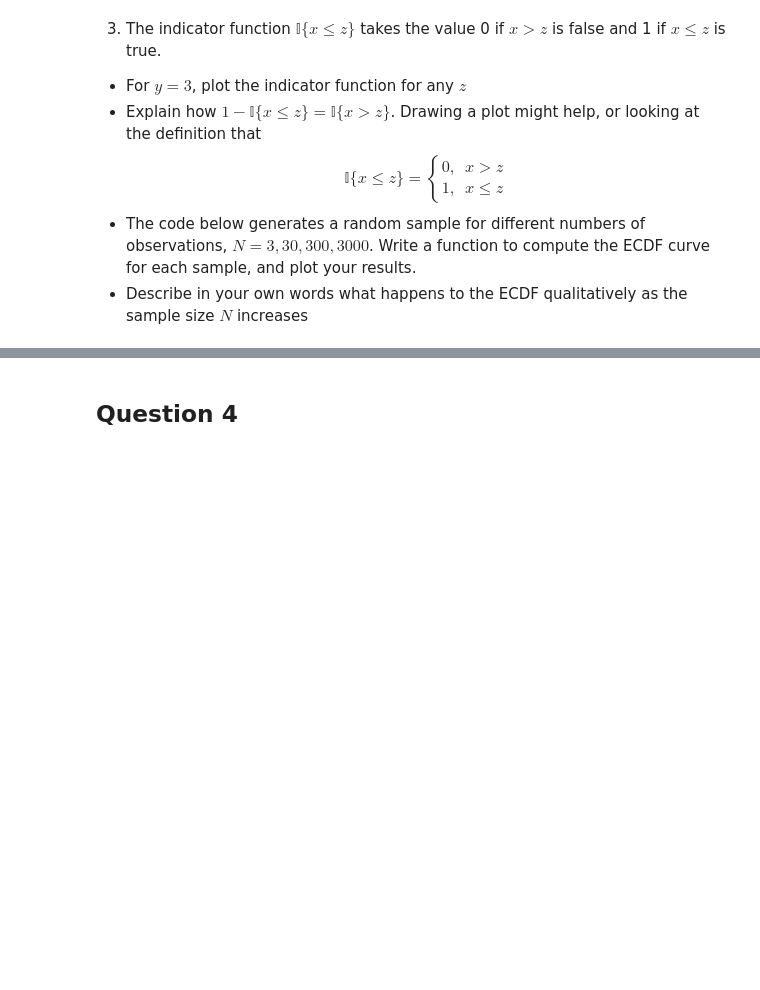
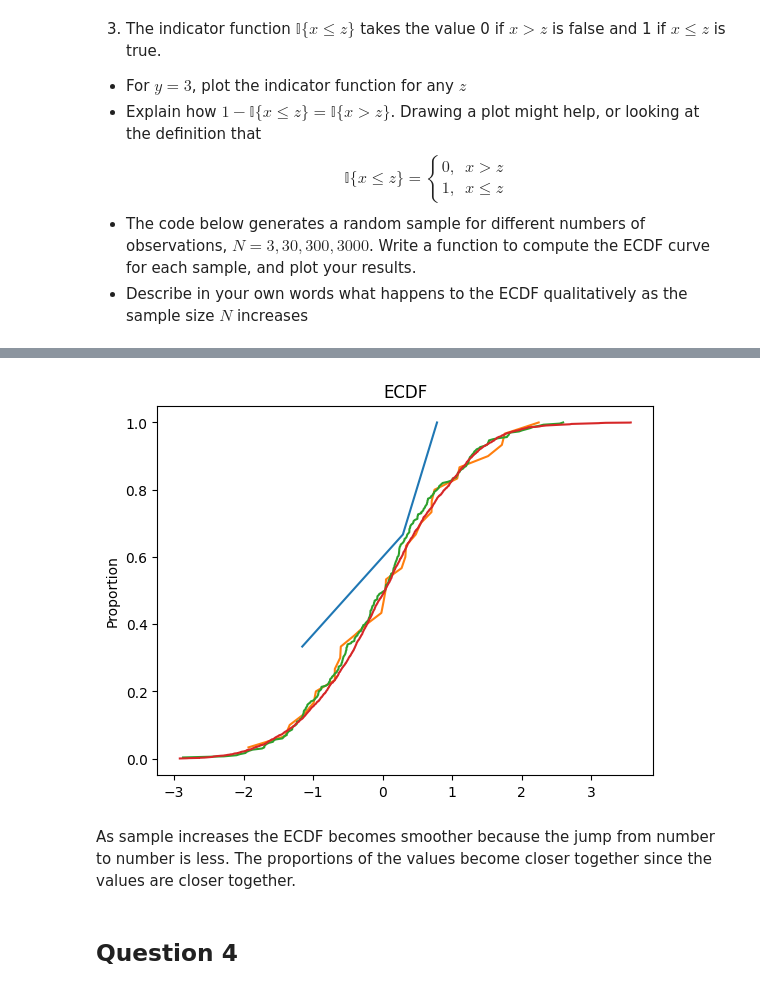
Before and after one commit to gegeorge25/DS5030_public_repo_grace_george, a Jupyter notebook: assignment_2-1.ipynb, the cells around one changed output, grey strips where cells are left out. Cells and saved outputs as stored; diff of their text form; code cells hidden in the pictures; blank space fills up the shorter version.

```diff
--- a/assignment_2-1.ipynb
+++ b/assignment_2-1.ipynb
@@ -173,14 +195,19 @@ print(ecdf(X))
 # %%
 import numpy as np
 import seaborn as sns
 
 rng = np.random.default_rng(100)
 
 for N in (3,30,300,3000):
-    X = rng.normal(0,1,N)
+    X = rng.normal(0,1,N),
+    ecdf(X)
 
 
     # ECDF plot goes here:
+# %% [output]
+[figure, added]
+# %% [markdown]
+As sample increases the ECDF becomes smoother because the jump from number to number is less. The proportions of the values become closer together since the values are closer together.
 # %% [markdown]
 ## Question 4
 # %% [markdown]
```
Also changed, not shown: parts of 6 cells of this notebook, 2 other files.
